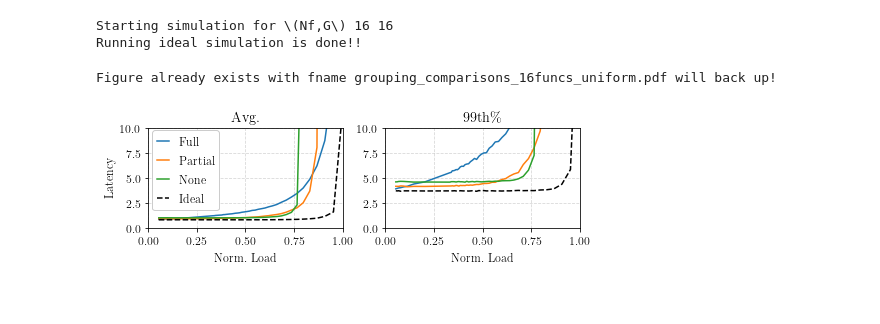
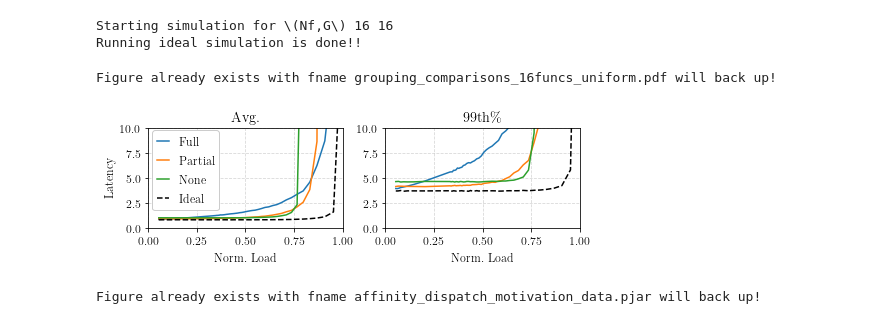
Before and after one commit to Hnefi/p3, a Jupyter notebook: notebooks/affinity_dispatch_uniform.ipynb, the cells around one changed output. Saved outputs shown, nothing was run; the diff lists cells and outputs as text; code cells hidden in the pictures.

Commit message:
Add data and graphs for affinity dispatch motivation figure. - For draft 1 of proposal motivation.

```diff
--- a/notebooks/affinity_dispatch_uniform.ipynb
+++ b/notebooks/affinity_dispatch_uniform.ipynb
@@ -114,10 +114,10 @@ def run_sims(func_group,core_group,num_functions,stime,load_range):
 
     return args,pandas.DataFrame.from_dict(f_dict)
 
-from numpy import linspace,geomspace
+from numpy import linspace,geomspace,concatenate
 low_range= linspace(1,0.15,10)
 high_range = linspace(0.15,MAX_LD_NUM,40)
-load_range = numpy.concatenate([low_range,high_range])
+load_range = concatenate([low_range,high_range])
 ### Run a group of simulations for each pair of num_functions/function_groupings
 #load_range = geomspace(1,MAX_LD_NUM,200)
 #args,ex_df = run_sims(4,4,16,load_range)
@@ -149,6 +149,12 @@ def init_or_add_val(d,k,k2,v):
         d[k][k2] = v
     else:
         print('WARN: WOULD HAVE OVERWRITTEN DATA')
+
+def backup_file_if_exists(fname):
+    if os.path.exists(fname):
+        print('Figure already exists with fname',fname,'will back up!')
+        fname_bak = fname + '.bak'
+        os.rename(fname,fname_bak)
 
 for args,df in sims_gen:
     tup_to_k2 = (args['FunctionGrouping'],args['CoreGrouping'])
@@ -168,14 +174,9 @@ rc('font',**fontdir)
 rc('text',usetex=True)
 
 labels_for_grouping = {16: "None", 4: "Partial", 1: "Full"}
-#print(graph_us[16])
-
 for nfuncs,data in graph_us.items():
     fname = 'grouping_comparisons_'+str(nfuncs)+'funcs_uniform.pdf'
-    if os.path.exists(fname):
-        print('Figure already exists with fname',fname,'will back up!')
-        fname_bak = fname + '.bak'
-        os.rename(fname,fname_bak)
+    backup_file_if_exists(fname)
 
     # Get ideal simulation data to match this nfuncs
     data_ideal = graph_ideal[nfuncs]
@@ -196,31 +197,48 @@ for nfuncs,data in graph_us.items():
             values.plot(x='load',y='99',ax=axarr[1],label='Ideal',style='k--')
 
         for i,ax in enumerate(axarr):
             ax.grid(True,axis='both',linestyle='--',alpha=0.5)
             ax.get_legend().remove()
 
 
         handles, labels = axarr[0].get_legend_handles_labels()
 
 
         axarr[0].set_ylabel('Latency')
         axarr[0].set_xlabel('Norm. Load')
         axarr[1].set_xlabel('Norm. Load')
         axarr[0].set_ylim(0,10)
         axarr[1].set_ylim(0,10)
         axarr[0].set_xlim(0,1)
         axarr[1].set_xlim(0,1)
         axarr[0].set_xticks(numpy.linspace(0,1,5))
         axarr[1].set_xticks(numpy.linspace(0,1,5))
         axarr[0].set_title('Avg.')
         axarr[1].set_title('99th\%')
 
         f.legend(handles,labels,loc='upper left',bbox_to_anchor=(0.1,0.82),ncol=1,fontsize=12,frameon=True,framealpha=1,
             handlelength=1,columnspacing=1)
 
         f.tight_layout()
         pp.savefig()
         f.show()
 # %% [output]
 Figure already exists with fname grouping_comparisons_16funcs_uniform.pdf will back up!
-[figure, old version]
+[figure, new version]
+# %%
+# Pickle the results
+import pickle
+
+def pickle_me(fname,obj):
+    backup_file_if_exists(fname)
+    with open(fname,'wb') as fh:
+        jar = pickle.Pickler(fh)
+        jar.dump(obj)
+
+filename_dat = 'affinity_dispatch_motivation_data.pjar'
+filename_ideal = 'affinity_dispatch_motivation_ideal.pjar'
+
+pickle_me(filename_dat,graph_us)
+pickle_me(filename_ideal,graph_ideal)
+# %% [output]
+Figure already exists with fname affinity_dispatch_motivation_data.pjar will back up!
```
Also changed, not shown: 3 other files.
